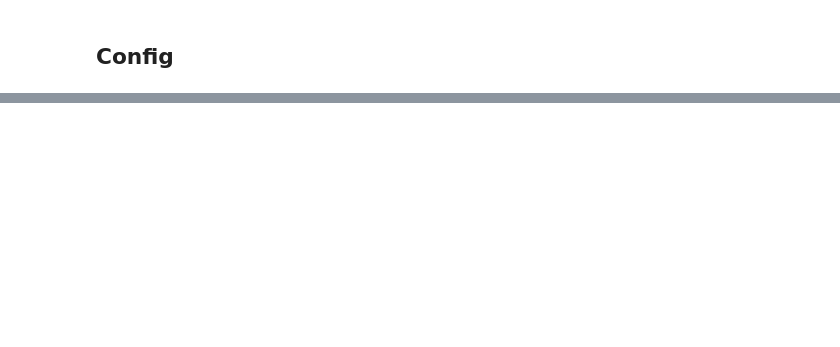
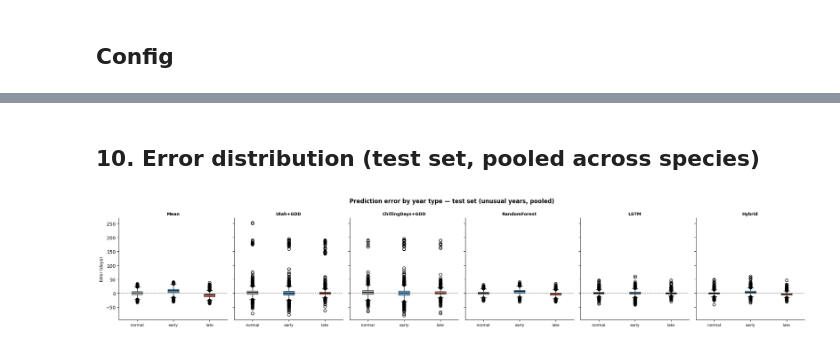
Before and after one commit to ronvree/pysephone, a Jupyter notebook: notebooks/unusual_year_model_eval.ipynb, the cells around one changed output, grey strips where cells are left out. Saved outputs shown, nothing was run; the diff lists cells and outputs as text; code cells hidden in the pictures; blank space fills up the shorter version.

```diff
--- a/notebooks/unusual_year_model_eval.ipynb
+++ b/notebooks/unusual_year_model_eval.ipynb
@@ -427,0 +732,34 @@ plt.show()
+# %% [markdown]
+## 10. Error distribution (test set, pooled across species)
+# %%
+fig, axes = plt.subplots(1, len(MODEL_ORDER), figsize=(3.5 * len(MODEL_ORDER), 4), sharey=True)
+fig.suptitle('Prediction error by year type — test set (unusual years, pooled)',
+             fontweight='bold')
+
+for ax, name in zip(axes, MODEL_ORDER):
+    frames = []
+    for sp_name in species_ok_pb:
+        result = eval_results[sp_name].get(name)
+        if result is None or result.df_test.empty: continue
+        df = result.df_test.copy()
+        df['year_type'] = df['year'].map(lambda y: year_type.get(int(y), 'unknown'))
+        frames.append(df)
+    if not frames:
+        ax.set_visible(False); continue
+    df_all = pd.concat(frames, ignore_index=True)
+
+    data = [df_all[df_all['year_type'] == yt]['error'].values for yt in YT_ORDER]
+    bp   = ax.boxplot(data, patch_artist=True, medianprops=dict(color='black', lw=1.5))
+    for patch, yt in zip(bp['boxes'], YT_ORDER):
+        patch.set_facecolor(YT_COLORS[yt]); patch.set_alpha(0.75)
+    ax.axhline(0, color='grey', lw=0.8, ls='--')
+    ax.set_xticks(range(1, len(YT_ORDER) + 1))
+    ax.set_xticklabels(YT_ORDER, fontsize=8)
+    ax.set_title(name, fontsize=9, fontweight='bold')
+    if ax is axes[0]:
+        ax.set_ylabel('Error (days)', fontsize=9)
+    ax.spines['top'].set_visible(False); ax.spines['right'].set_visible(False)
+
+plt.tight_layout(); plt.show()
+# %% [output]
+[figure, added]
```
Also changed, not shown: parts of 45 cells of this notebook.
